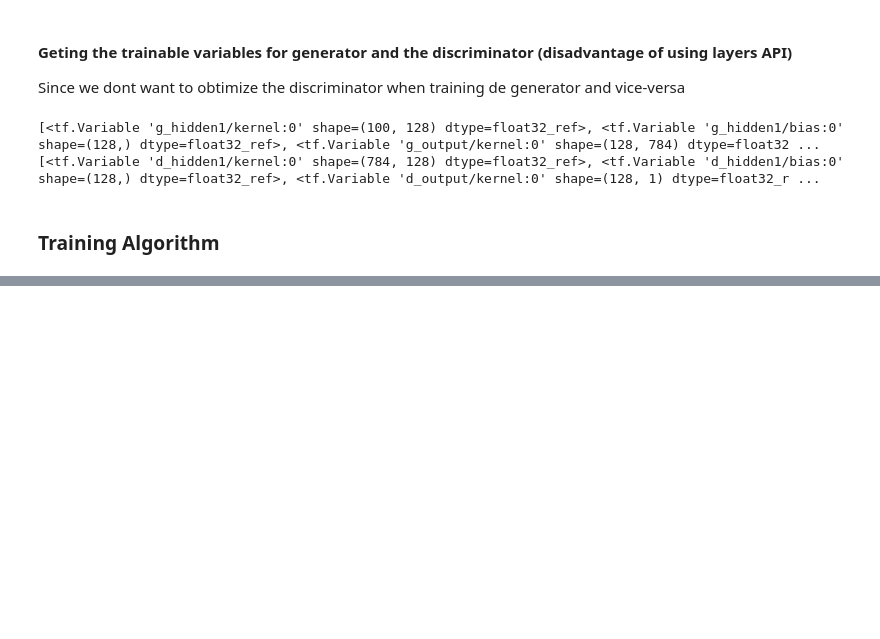
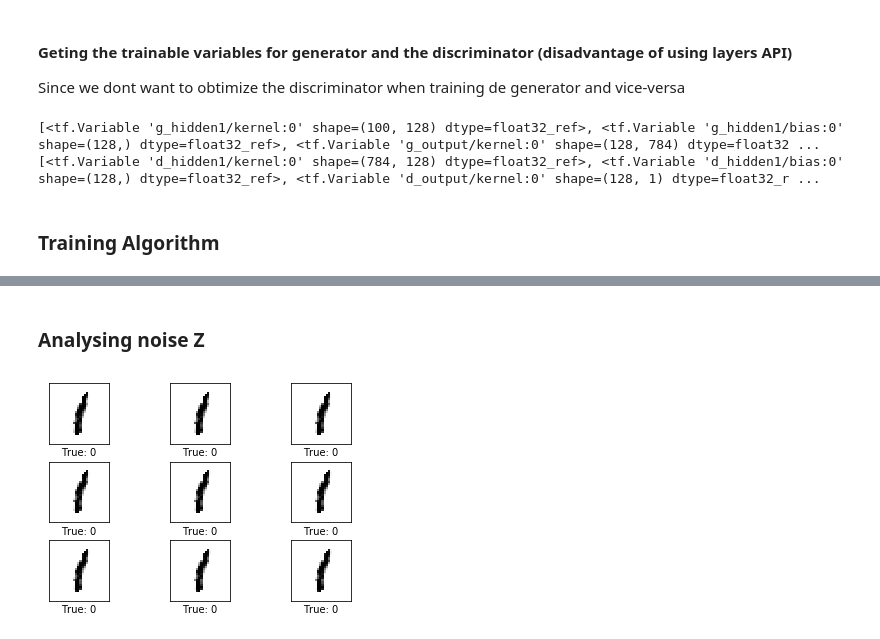
Before and after one commit to T-Almeida/GAN-study, a Jupyter notebook: GAN-2014-IanGoodfellow.ipynb, the cells around one changed output, grey strips where cells are left out. Cells and saved outputs as stored; diff of their text form; code cells hidden in the pictures; blank space fills up the shorter version.

```diff
--- a/GAN-2014-IanGoodfellow.ipynb
+++ b/GAN-2014-IanGoodfellow.ipynb
@@ -238,0 +249,13 @@ ut.plot_mnist_images(generated_images,cls_true=[0]*9)
+# %% [markdown]
+### Analysing noise Z
+# %%
+z_noise = np.ones((9,z_dimention))
+
+range_values = np.arange(-1, 1, 0.23)
+for i in range(len(range_values)):
+    z_noise[i][0]=range_values[i]
+
+
+ut.plot_mnist_images(generated_sample.eval(session=sess,feed_dict={Z: z_noise}),cls_true=[0]*9)
+# %% [output]
+[figure, added]
```
Also changed, not shown: parts of 4 cells of this notebook.
